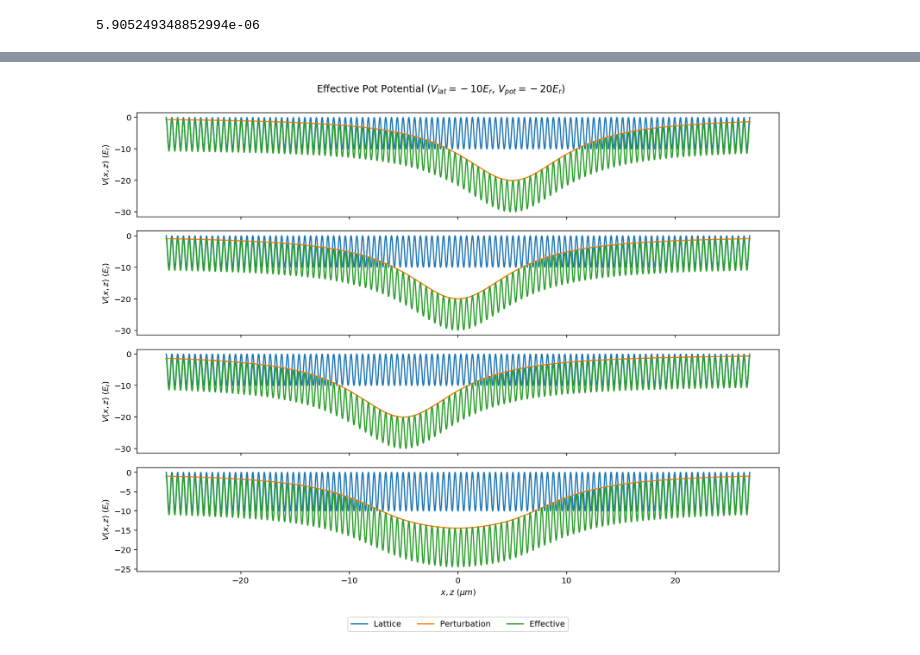
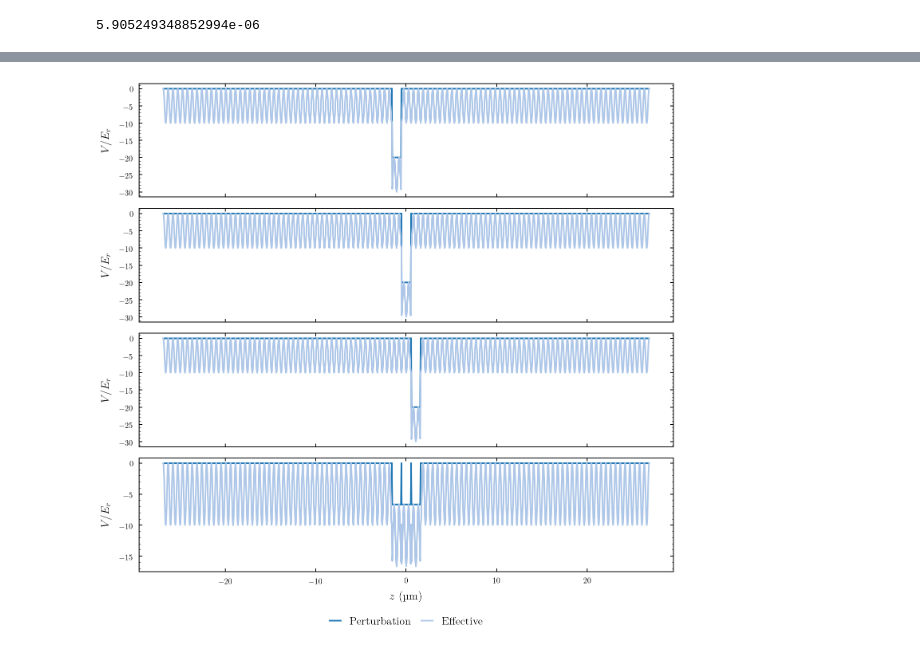
Before and after one commit to bodokaiser/bachelor-thesis, a Jupyter notebook: notebook/evaluation/lattice-potentials.ipynb, the cells around one changed output, grey strips where cells are left out. Drawn from its saved outputs; the diff is of its cells as text; code cells hidden in the pictures.

```diff
--- a/notebook/evaluation/lattice-potentials.ipynb
+++ b/notebook/evaluation/lattice-potentials.ipynb
@@ -3,6 +3,8 @@ import numpy as np
 
 from matplotlib import pyplot as plt
 
+cmap = plt.get_cmap('tab20')
+
 figdir = '../../figure/potential'
 
 os.makedirs(figdir, exist_ok=True)
@@ -82,31 +83,27 @@ plt.show()
 # %%
 fig, axes = plt.subplots(nrows=4, figsize=(12, 10), sharex=True)
-fig.suptitle('Effective Pot Potential ($V_{lat}=-10E_r$, $V_{pot}=-20E_r$)')
 
-axes[0].plot(x / 1e-6, V_lat, label='Lattice')
-axes[0].plot(x / 1e-6, V_pot1, label='Perturbation')
-axes[0].plot(x / 1e-6, V_lat + V_pot1, label='Effective')
-axes[0].set_ylabel('$V(x,z)$ ($E_r$)')
+axes[0].plot(z / 1e-6, V_box1, label='Perturbation', color=cmap.colors[0])
+axes[0].plot(z / 1e-6, V_lat + V_box1, label='Effective', color=cmap.colors[1])
+axes[0].set_ylabel('$V/E_r$')
 
-axes[1].plot(x / 1e-6, V_lat, label='Lattice')
-axes[1].plot(x / 1e-6, V_pot2, label='Perturbation')
-axes[1].plot(x / 1e-6, V_lat + V_pot2, label='Effective')
-axes[1].set_ylabel('$V(x,z)$ ($E_r$)')
+axes[1].plot(z / 1e-6, V_box2, label='Perturbation', color=cmap.colors[0])
+axes[1].plot(z / 1e-6, V_lat + V_box2, label='Effective', color=cmap.colors[1])
+axes[1].set_ylabel('$V/E_r$')
 
-axes[2].plot(x / 1e-6, V_lat, label='Lattice')
-axes[2].plot(x / 1e-6, V_pot3, label='Perturbation')
-axes[2].plot(x / 1e-6, V_lat + V_pot3, label='Effective')
-axes[2].set_ylabel('$V(x,z)$ ($E_r$)')
+axes[2].plot(z / 1e-6, V_box3, label='Perturbation', color=cmap.colors[0])
+axes[2].plot(z / 1e-6, V_lat + V_box3, label='Effective', color=cmap.colors[1])
+axes[2].set_ylabel('$V/E_r$')
 
-axes[3].plot(x / 1e-6, V_lat, label='Lattice')
-axes[3].plot(x / 1e-6, V_pot, label='Perturbation')
-axes[3].plot(x / 1e-6, V_lat + V_pot, label='Effective')
-axes[3].set_xlabel('$x,z$ ($\mu m$)')
-axes[3].set_ylabel('$V(x,z)$ ($E_r$)')
-axes[3].legend(loc='upper center', bbox_to_anchor=(0.5, -0.4), ncol=3)
+axes[3].plot(z / 1e-6, V_box, label='Perturbation', color=cmap.colors[0])
+axes[3].plot(z / 1e-6, V_lat + V_box, label='Effective', color=cmap.colors[1])
+axes[3].set_xlabel('$z$ (\si{\micro\meter})')
+axes[3].set_ylabel('$V/E_r$')
 
-plt.tight_layout(rect=[0, 0.03, 1, 0.95])
-plt.savefig(os.path.join(figdir, 'pot.pdf'))
+plt.legend(loc='upper center', bbox_to_anchor=(0.5, -0.3), ncol=2)
+plt.subplots_adjust(hspace=.1, top=.98, bottom=.13)
+plt.savefig(os.path.join(figdir, 'box.pdf'))
+plt.savefig(os.path.join(figdir, 'box.pgf'))
 plt.show()
 # %% [output]
-[figure, old version]
+[figure, new version]
```
Also changed, not shown: parts of 3 cells of this notebook, 6 other files.
